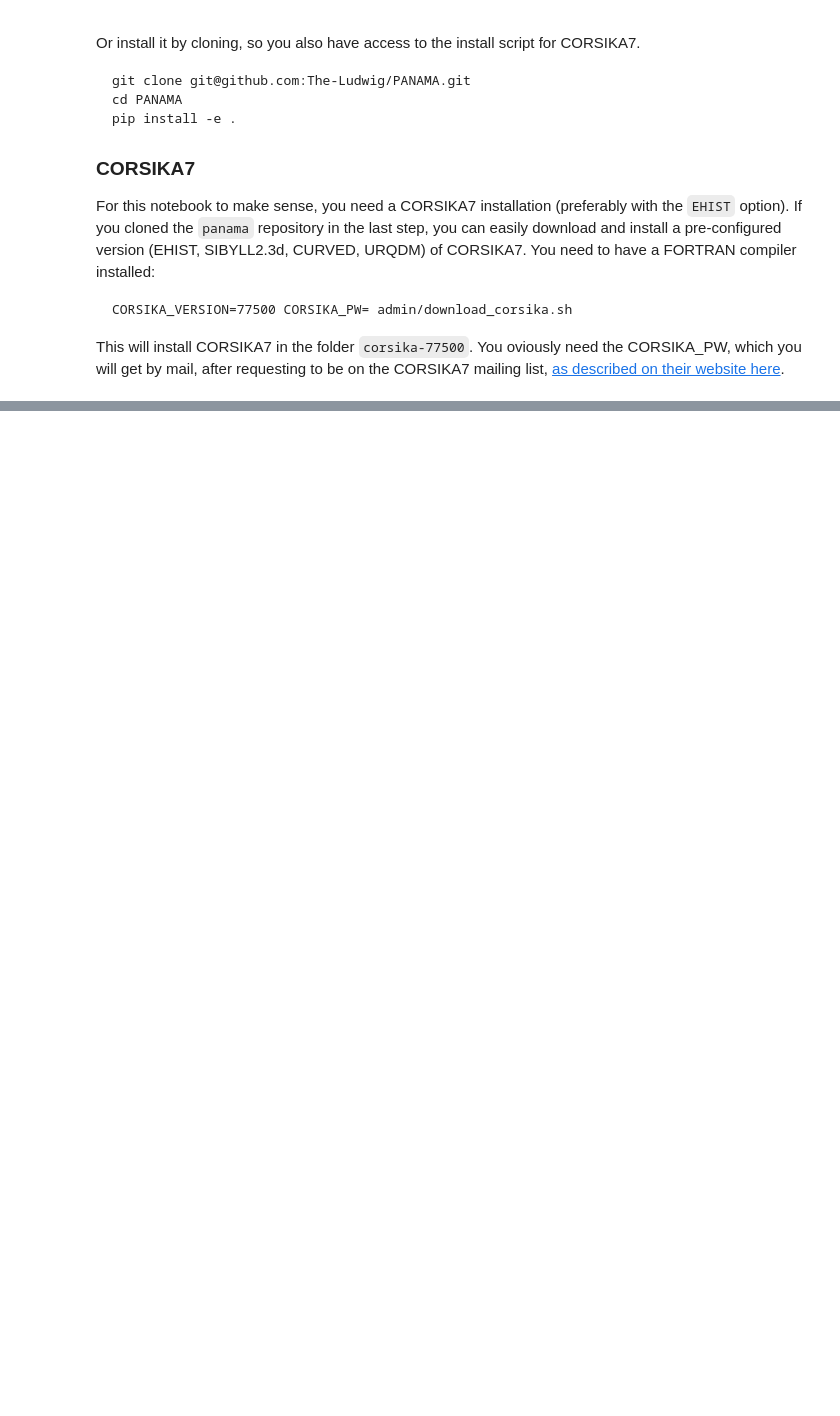
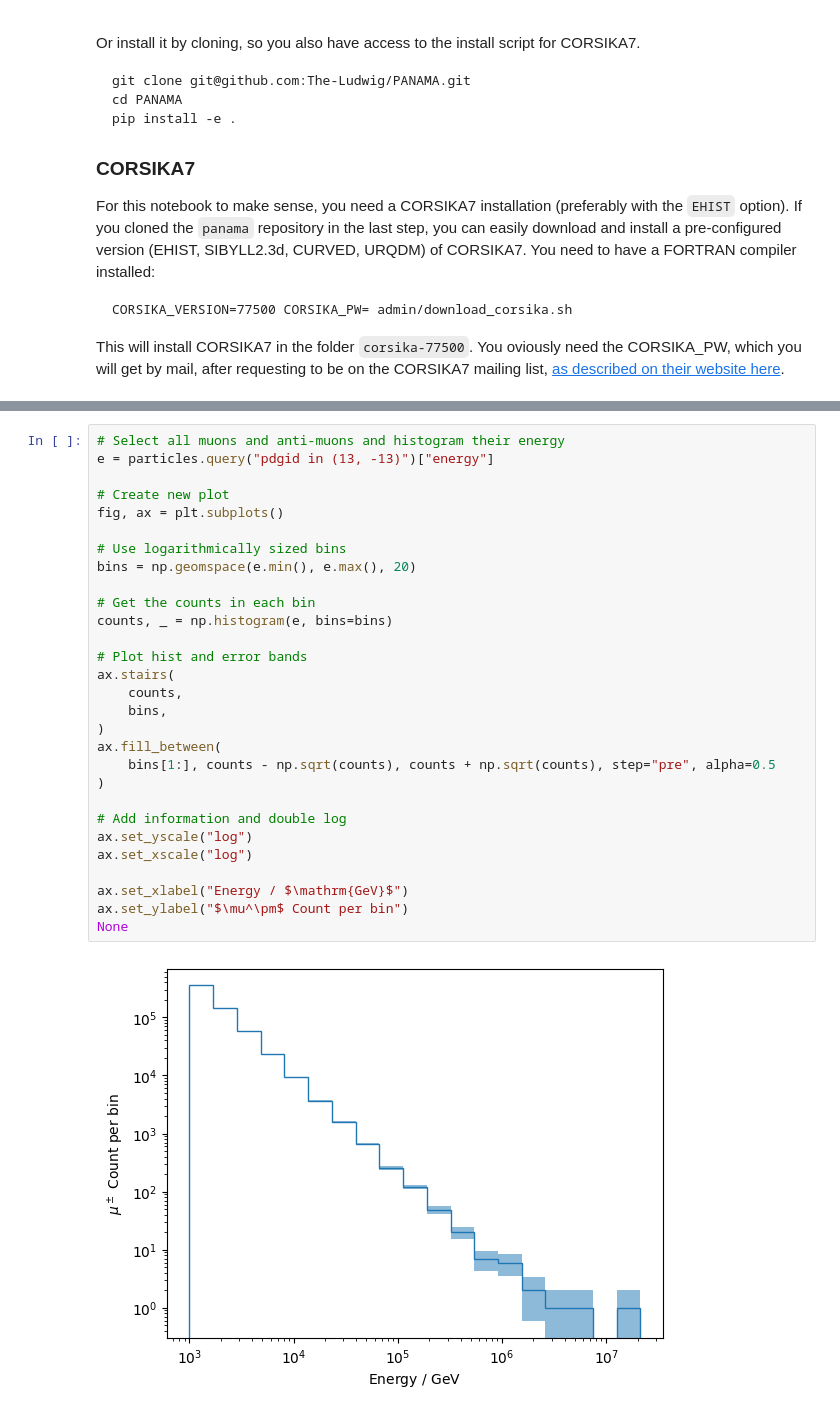
Before and after one commit to The-Ludwig/PANAMA, a Jupyter notebook: docs/examples/complete.ipynb, the cells around one changed output, grey strips where cells are left out. Saved outputs shown, nothing was run; the diff lists cells and outputs as text; blank space fills up the shorter version.

```diff
--- a/docs/examples/complete.ipynb
+++ b/docs/examples/complete.ipynb
@@ -52,0 +165,31 @@ Type:      function
+# %%
+# Select all muons and anti-muons and histogram their energy
+e = particles.query("pdgid in (13, -13)")["energy"]
+
+# Create new plot
+fig, ax = plt.subplots()
+
+# Use logarithmically sized bins
+bins = np.geomspace(e.min(), e.max(), 20)
+
+# Get the counts in each bin
+counts, _ = np.histogram(e, bins=bins)
+
+# Plot hist and error bands
+ax.stairs(
+    counts,
+    bins,
+)
+ax.fill_between(
+    bins[1:], counts - np.sqrt(counts), counts + np.sqrt(counts), step="pre", alpha=0.5
+)
+
+# Add information and double log
+ax.set_yscale("log")
+ax.set_xscale("log")
+
+ax.set_xlabel("Energy / $\mathrm{GeV}$")
+ax.set_ylabel("$\mu^\pm$ Count per bin")
+None
+# %% [output]
+[figure, added]
```
Also changed, not shown: parts of 39 cells of this notebook.
